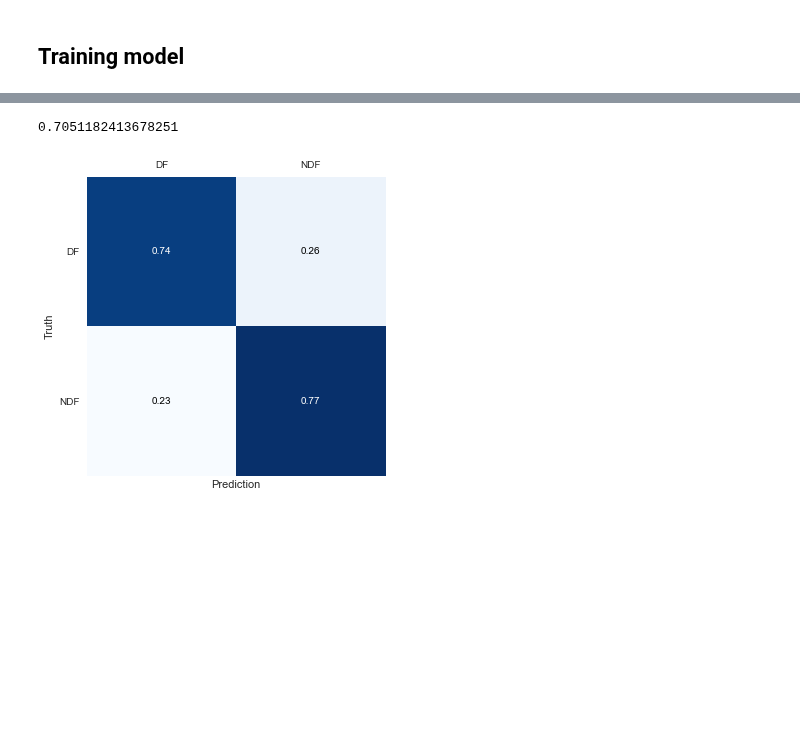
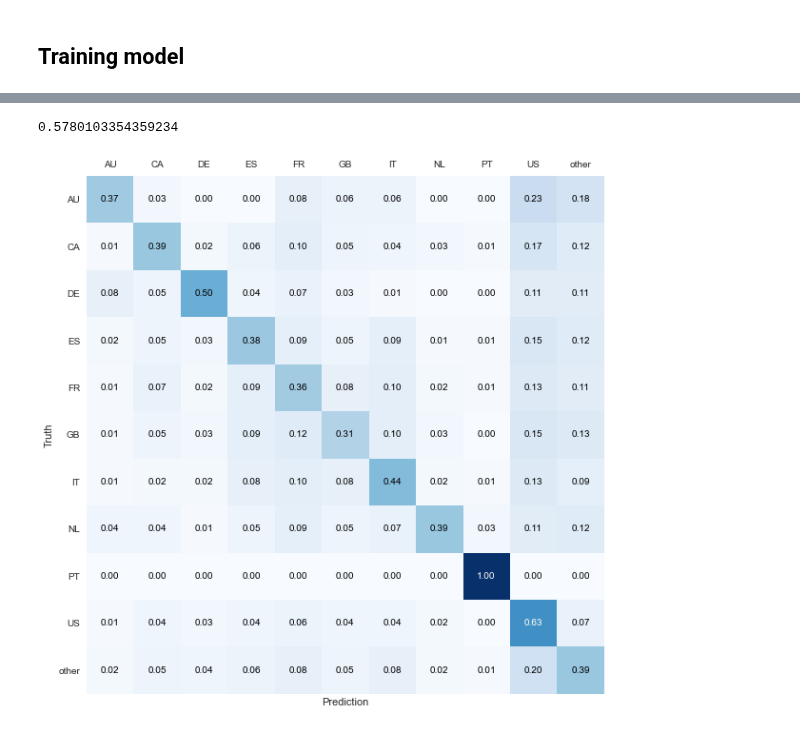
Before and after one commit to vesran/BookerGuess, a Jupyter notebook: _5_predictions_destinations.ipynb, the cells around one changed output, grey strips where cells are left out. Drawn from its saved outputs; the diff is of its cells as text; code cells hidden in the pictures; blank space fills up the shorter version.

```diff
--- a/_5_predictions_destinations.ipynb
+++ b/_5_predictions_destinations.ipynb
@@ -161,8 +163,8 @@ actions_matrix = one_hot_encoded_actions.groupby('user_id').agg(agg_funcs)
 
 # Selecting the most relevent columns
 cols = ['action_name_' + name for name in relevent_action_names]
-m = (actions_matrix[cols].div(actions_matrix[cols].sum(axis=1), axis=0).fillna(0) * 10).astype(int)
-m.head(3)
+mat = (actions_matrix[cols].div(actions_matrix[cols].sum(axis=1), axis=0).fillna(0) * 10).astype(int)
+mat.head(3)
 # %% [output]
 |  | action_name_requested-submit-post... | action_name_requested-view-p5 | action_name_pending-booking_reque... | action_name_agree_terms_check--un... | ... |
 | user_id |  |  |  |  | ... |
@@ -224,9 +226,60 @@ Std score : 0.00159
-# %%
-# Display confusion matrix
-n = int(X.shape[0] * 0.7)
-model.fit(X[:n], y[:n])
-_ = confusion_matrix(model, X[n:], y[n:], plot=True, normalize=True)
-f1_score(model.predict(X[n:]), y[n:])
-# %% [output]
-0.7051182413678251
-[figure, removed]
+# %%
+def dcg(destinations, truth):
+    arr = (np.array(destinations) == truth).astype(int)
+    return np.sum(((2 ** arr) - 1) / np.log2(np.arange(arr.shape[0]) + 2))
+
+def ndcg(destinations, truth):
+    t = destinations.count(truth)
+    a = [truth if i < t else '-' for i in range(len(destinations))]
+    max_dcg = dcg(a, truth)
+    max_dcg = max_dcg + 1 if max_dcg == 0 else max_dcg
+    return dcg(destinations, truth) / max_dcg
+
+def confusion_matrix_ndcg(y_pred, y, plot=True, normalize=True, decimal=2, figsize=(10, 10)):
+    labels = np.unique(y)
+    counts = np.zeros((labels.shape[0], labels.shape[0]))
+    for prediction, truth in zip(y_pred, y):
+        i_truth = np.where(labels == truth)[0][0]
+        for pred in prediction:
+            i_prediction = np.where(labels == pred)[0][0]
+            counts[i_truth][i_prediction] += ndcg(prediction, truth)
+            if pred == truth: break
+
+    # Normalize
+    if normalize:
+        counts = np.round(counts / np.sum(counts, axis=1).reshape(counts.shape[0], 1), decimal)
+
+    if plot:
+        fig, ax = plt.subplots(figsize=figsize)
+        ax.grid(False)
+        ax.matshow(counts, cmap=plt.cm.Blues)
+        ax.set_ylabel('Truth')
+        ax.set_xlabel('Prediction')
+        ax.set_xticks(np.arange(len(labels)))
+        ax.set_yticks(np.arange(len(labels)))
+        ax.set_xticklabels(labels.tolist())
+        ax.set_yticklabels(labels.tolist())
+
+        for (i, j), z in np.ndenumerate(counts):
+            color = 'black' if counts[i][j] <= 0.5 or not normalize else 'white'
+            ax.text(j, i, f'{{:0.{decimal}f}}'.format(z), ha='center', va='center', c=color)
+    return counts
+
+n = int(X.shape[0] * 0.7)
+model.fit(X[:n], y[:n])
+pred_probas = model.predict_proba(X[n:])
+idx = np.argsort(-pred_probas)[:,:5]
+
+def probas2pred(idsort, model):
+    return [model.classes_[i] for i in idsort]
+
+df = pd.DataFrame()
+df['country_destination'] = [probas2pred(idsort, model) for idsort in idx]
+df['true_destination'] = y[n:]
+df['ndcg'] = df.apply(lambda r: ndcg(r['country_destination'], r['true_destination']), axis=1)
+print(df['ndcg'].mean())
+
+_ = confusion_matrix_ndcg(df['country_destination'].values, df['true_destination'], plot=True, normalize=True)
+# %% [output]
+0.5780103354359234
+[figure, added]
```
Also changed, not shown: parts of 10 cells of this notebook, 3 other files.
